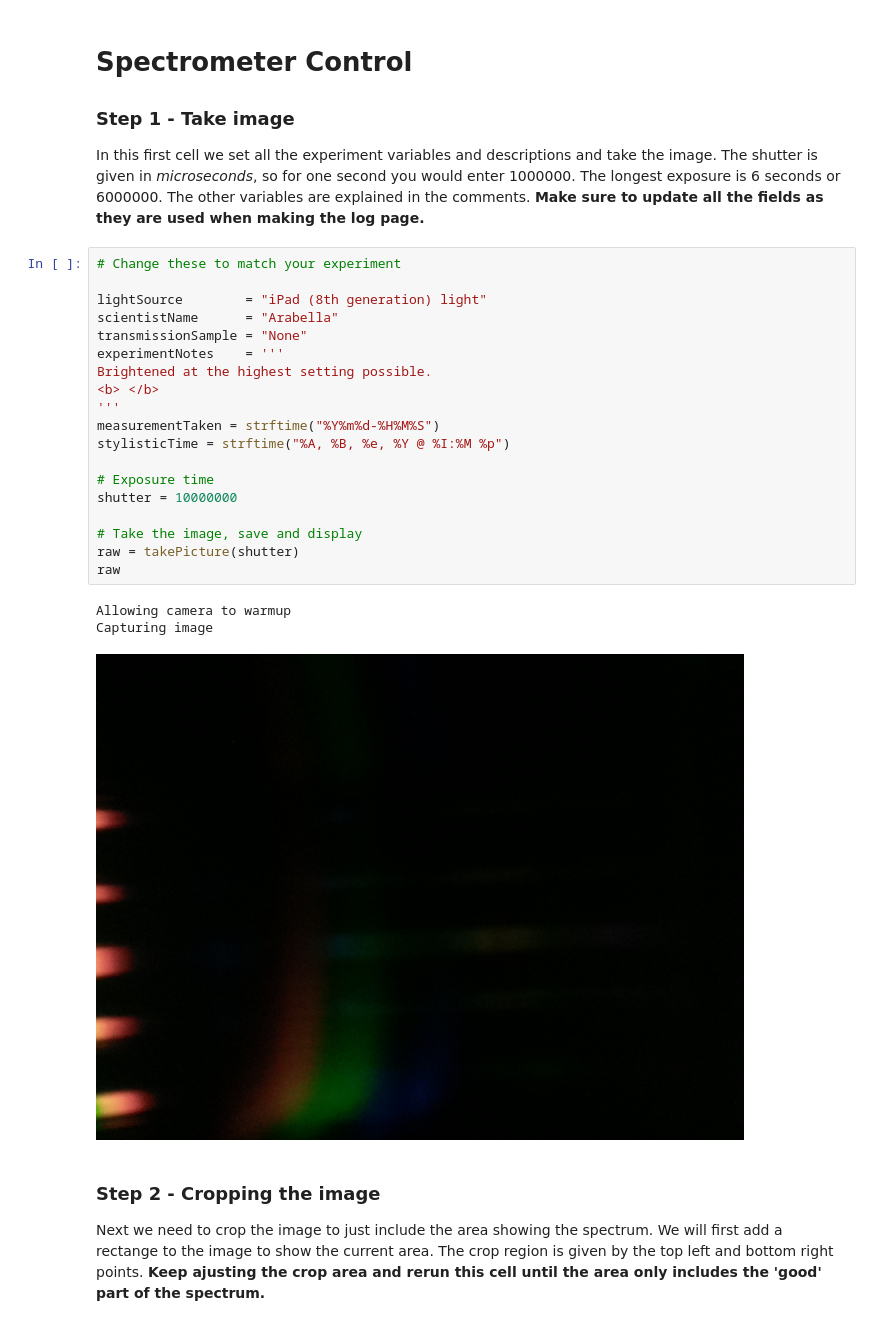
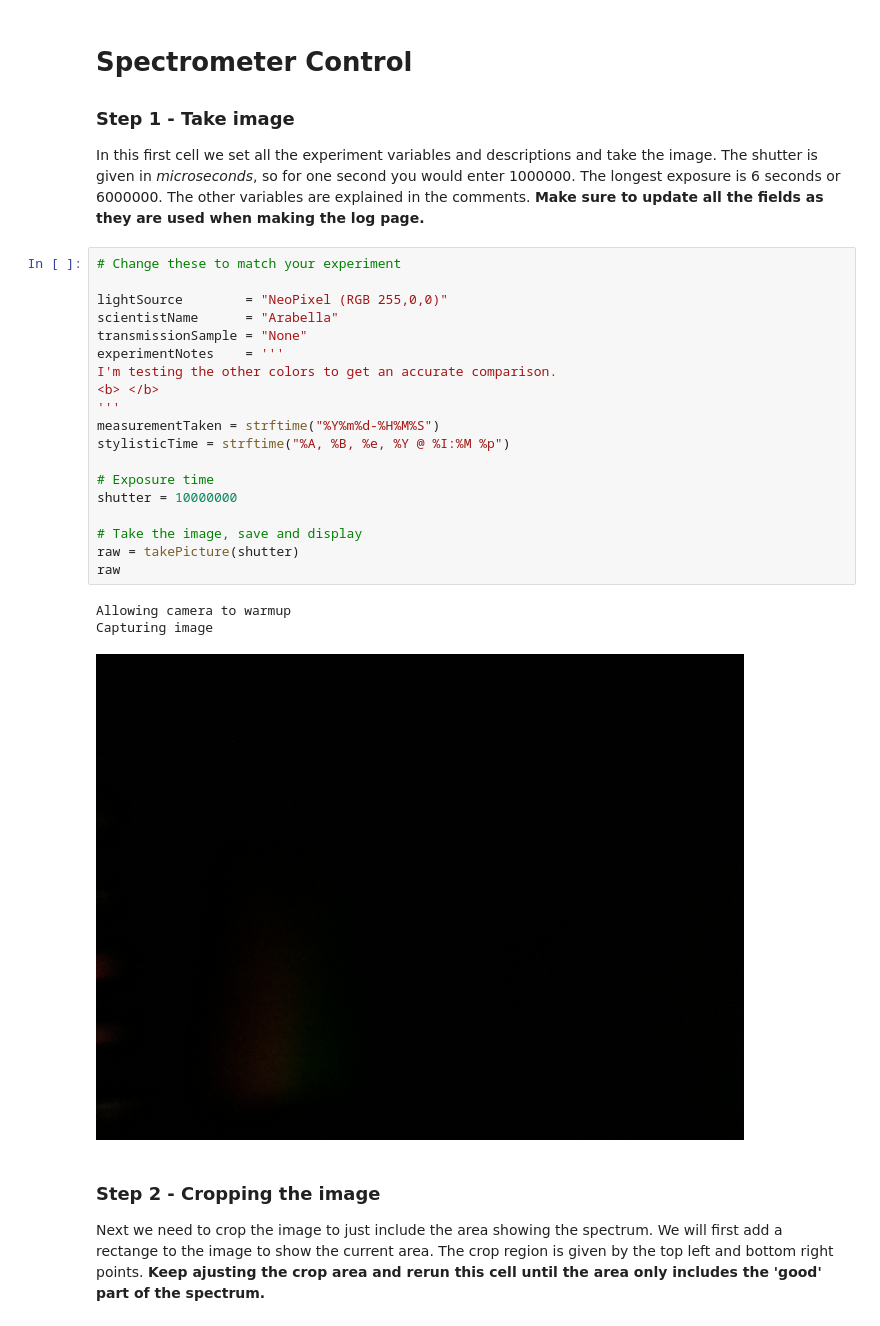
Before and after one commit to DreamerByMoonlight/LegoSpectrometer, a Jupyter notebook: SpectrometerControl.ipynb, the cells around one changed output. Saved outputs shown, nothing was run; the diff lists cells and outputs as text.

```diff
--- a/SpectrometerControl.ipynb
+++ b/SpectrometerControl.ipynb
@@ -195,26 +195,26 @@ In this first cell we set all the experiment variables and descriptions and take
 # %%
 # Change these to match your experiment
 
-lightSource        = "iPad (8th generation) light"
+lightSource        = "NeoPixel (RGB 255,0,0)"
 scientistName      = "Arabella"
 transmissionSample = "None"
 experimentNotes    = '''
-Brightened at the highest setting possible.
+I'm testing the other colors to get an accurate comparison.
 <b> </b>
 '''
 measurementTaken = strftime("%Y%m%d-%H%M%S")
 stylisticTime = strftime("%A, %B, %e, %Y @ %I:%M %p")
 
 # Exposure time
 shutter = 10000000
 
 # Take the image, save and display
 raw = takePicture(shutter)
 raw
 # %% [output]
 Allowing camera to warmup
 Capturing image
-[figure, old version]
+[figure, new version]
 # %% [markdown]
 ### Step 2 - Cropping the image
 
```
Also changed, not shown: parts of 7 cells of this notebook, 46 other files.
